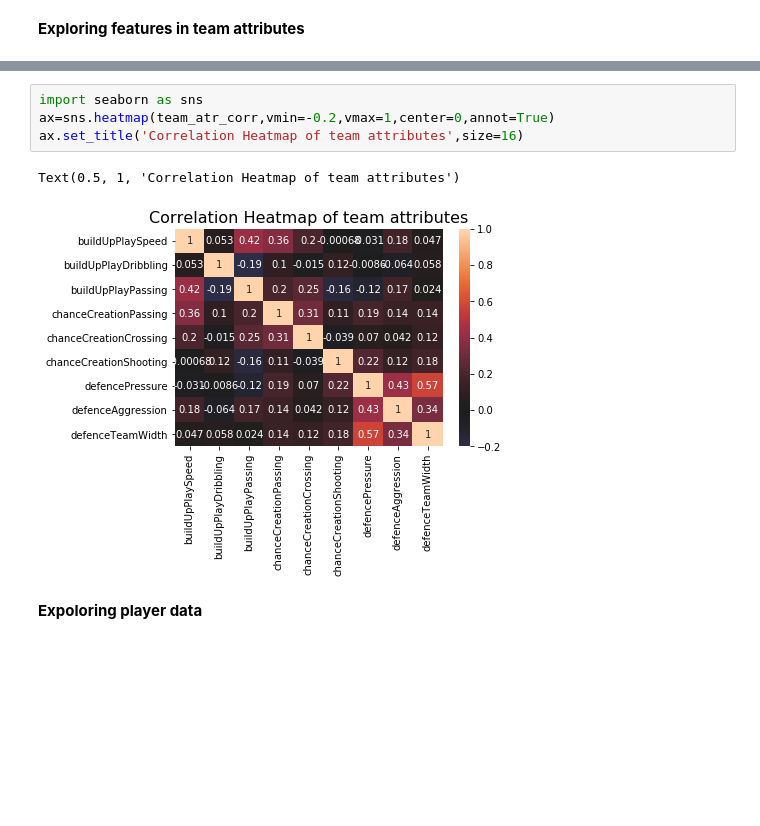
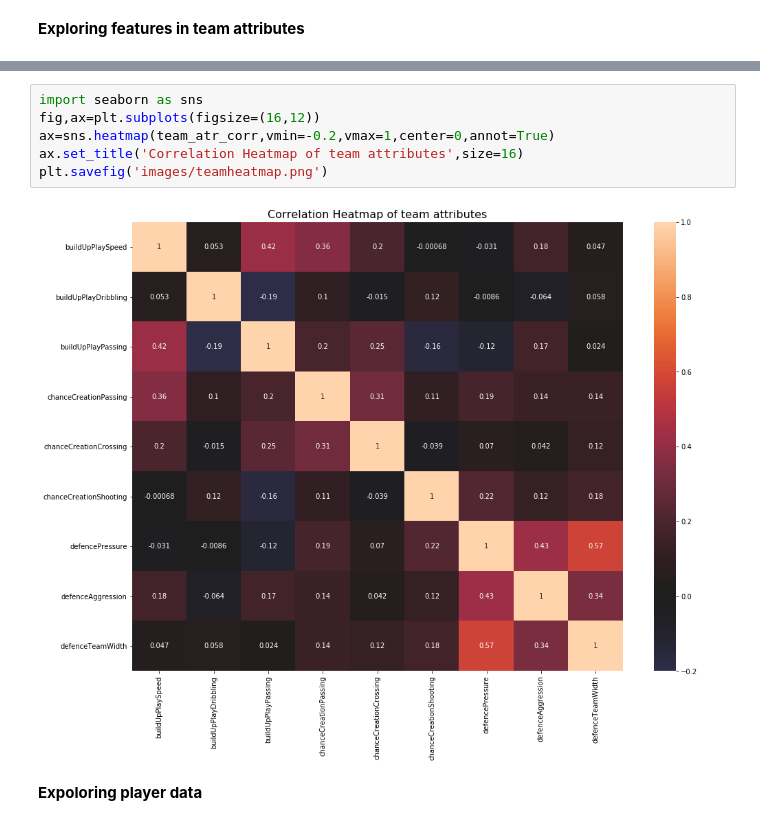
Before and after one commit to hbbhsy/European-Soccer-EDA, a Jupyter notebook: European Soccer EDA-Copy1.ipynb, the cells around one changed output, grey strips where cells are left out. Drawn from its saved outputs; the diff is of its cells as text; blank space fills up the shorter version.

Commit message:
image

```diff
--- a/European Soccer EDA-Copy1.ipynb
+++ b/European Soccer EDA-Copy1.ipynb
@@ -57,11 +57,12 @@ team_atr_corr
 | defenceTeamWidth | 0.046592 | 0.058054 | 0.024429 | 0.135817 | ... |
 # %%
 import seaborn as sns
+fig,ax=plt.subplots(figsize=(16,12))
 ax=sns.heatmap(team_atr_corr,vmin=-0.2,vmax=1,center=0,annot=True)
 ax.set_title('Correlation Heatmap of team attributes',size=16)
+plt.savefig('images/teamheatmap.png')
 # %% [output]
-Text(0.5, 1, 'Correlation Heatmap of team attributes')
-[figure, old version]
+[figure, new version]
 # %% [markdown]
 **Expoloring player data**
 # %%
```
Also changed, not shown: 2 other files.
